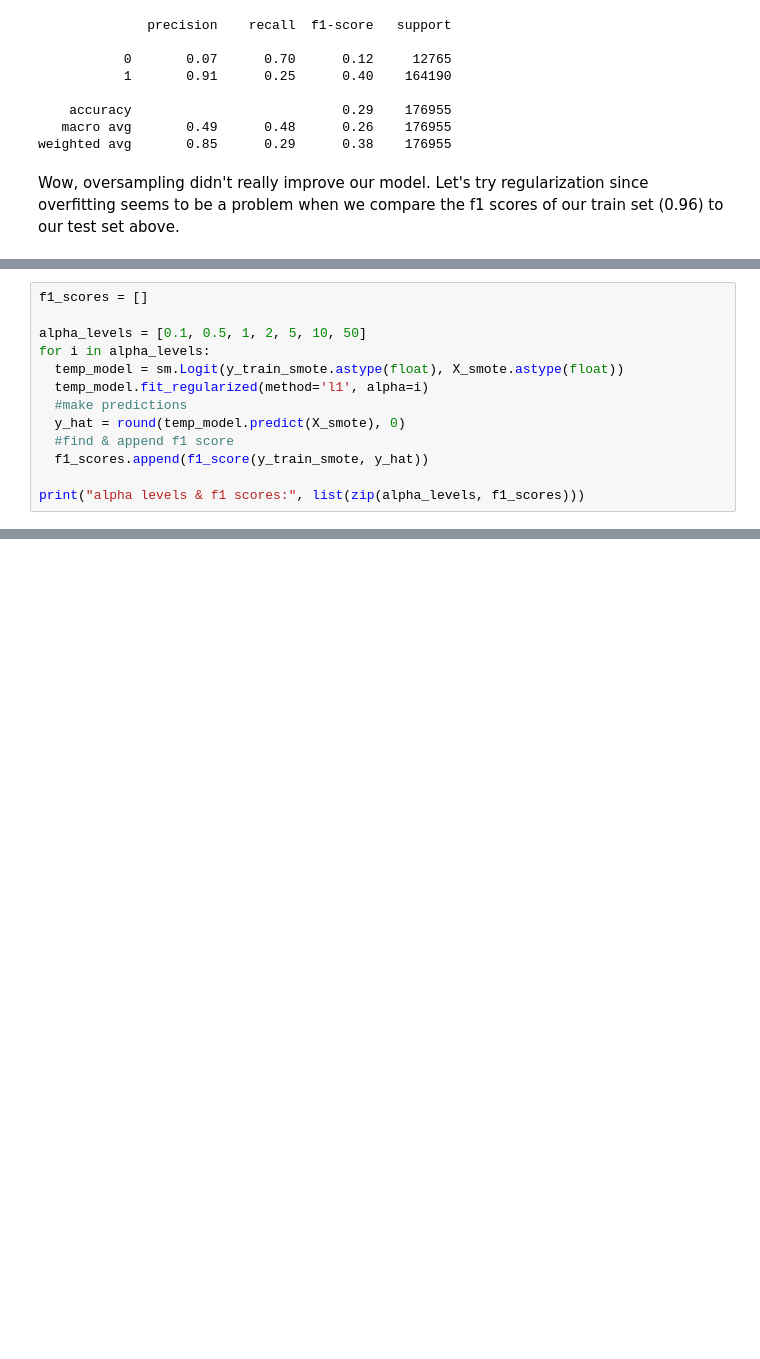
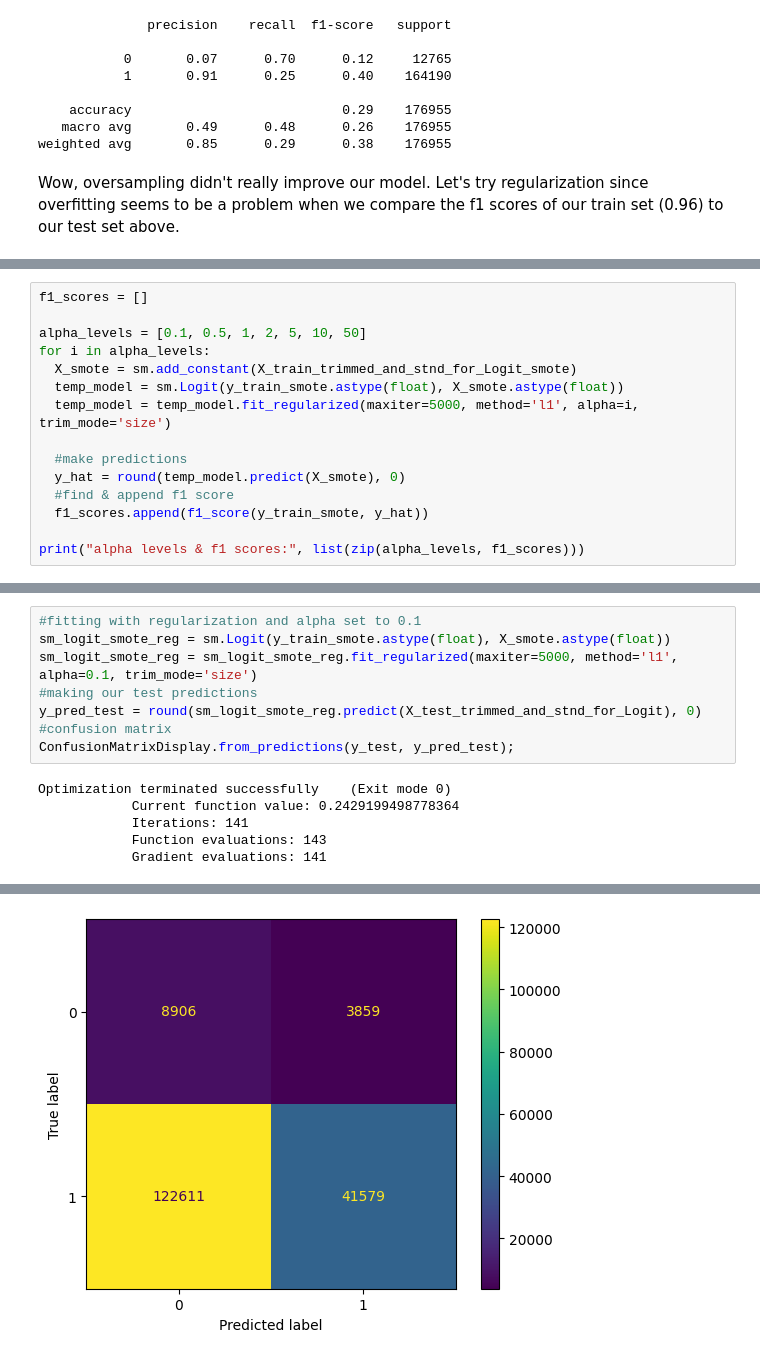
Before and after one commit to joeldmott/chicago_auto_accidents_project, a Jupyter notebook: project_notebook.ipynb, the cells around one changed output, grey strips where cells are left out. Saved outputs shown, nothing was run; the diff lists cells and outputs as text; blank space fills up the shorter version.

```diff
--- a/project_notebook.ipynb
+++ b/project_notebook.ipynb
@@ -1159,8 +1167,10 @@ f1_scores = []
 
 alpha_levels = [0.1, 0.5, 1, 2, 5, 10, 50]
 for i in alpha_levels:
+  X_smote = sm.add_constant(X_train_trimmed_and_stnd_for_Logit_smote)
   temp_model = sm.Logit(y_train_smote.astype(float), X_smote.astype(float))
-  temp_model.fit_regularized(method='l1', alpha=i)
+  temp_model = temp_model.fit_regularized(maxiter=5000, method='l1', alpha=i, trim_mode='size')
+
   #make predictions
   y_hat = round(temp_model.predict(X_smote), 0)
   #find & append f1 score
@@ -1178,0 +1224,14 @@ ValueError: shapes (712905,21) and (712905,21) not aligned: 21 (dim 1) != 712905
+# %%
+#fitting with regularization and alpha set to 0.1
+sm_logit_smote_reg = sm.Logit(y_train_smote.astype(float), X_smote.astype(float))
+sm_logit_smote_reg = sm_logit_smote_reg.fit_regularized(maxiter=5000, method='l1', alpha=0.1, trim_mode='size')
+#making our test predictions
+y_pred_test = round(sm_logit_smote_reg.predict(X_test_trimmed_and_stnd_for_Logit), 0)
+#confusion matrix
+ConfusionMatrixDisplay.from_predictions(y_test, y_pred_test);
+# %% [output]
+Optimization terminated successfully    (Exit mode 0)
+            Current function value: 0.2429199498778364
+            Iterations: 141
+            Function evaluations: 143
+            Gradient evaluations: 141
@@ -1178,0 +1240 @@ ValueError: shapes (712905,21) and (712905,21) not aligned: 21 (dim 1) != 712905
+[figure, added]
```
Also changed, not shown: parts of 21 cells of this notebook.
